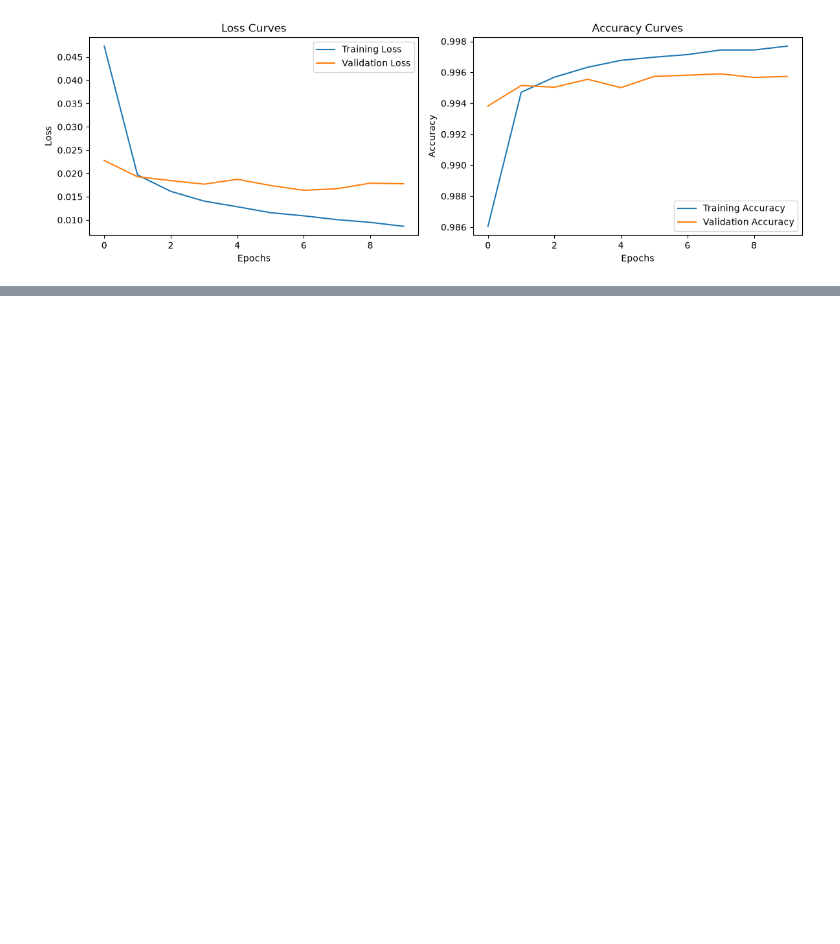
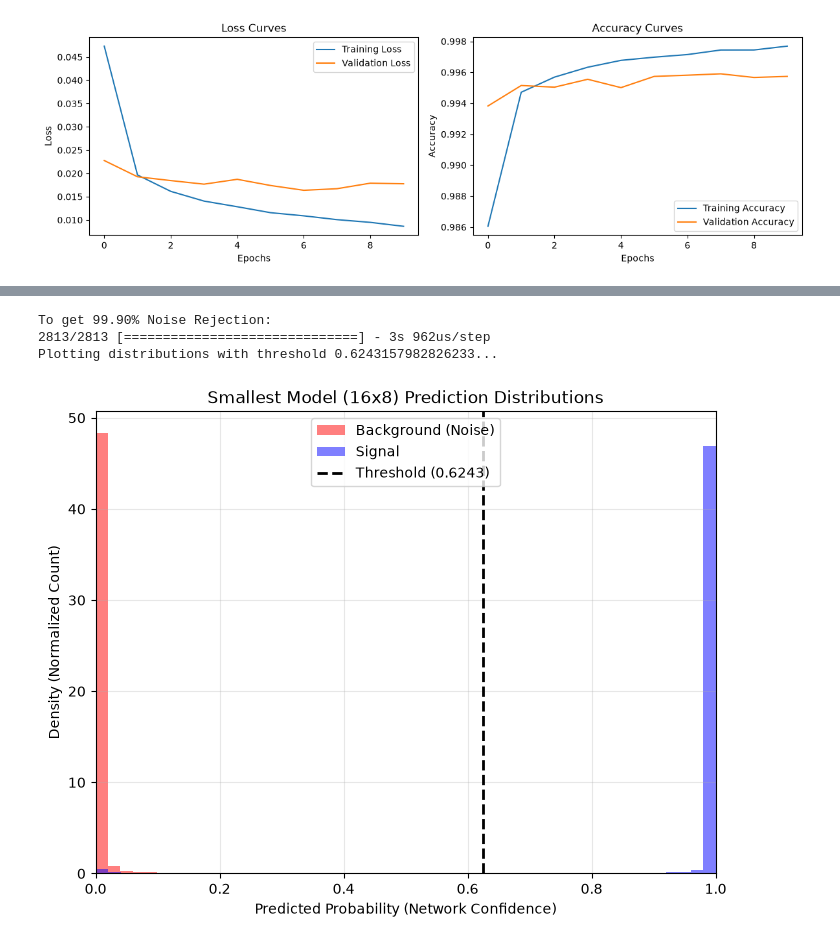
Before and after one commit to FrederikZielke/Deep-Learning, a Jupyter notebook: Applied/Noise_Rejection/Exercise_10_real_time_noise_rejection.ipynb, the cells around one changed output, grey strips where cells are left out. Saved outputs shown, nothing was run; the diff lists cells and outputs as text; code cells hidden in the pictures; blank space fills up the shorter version.

```diff
--- a/Applied/Noise_Rejection/Exercise_10_real_time_noise_rejection.ipynb
+++ b/Applied/Noise_Rejection/Exercise_10_real_time_noise_rejection.ipynb
@@ -335,0 +542,14 @@ BiasAdd                     97 float_ops (0.56%, 0.56%)
+# %%
+valid_indices = np.where(rej_3 >= 0.999)[0]
+
+
+target_idx_3 = valid_indices[-1]
+
+print(f"To get {rej_3[target_idx_3]:.2%} Noise Rejection:")
+
+plot_prediction_histograms(y_test, model_3.predict(x_test_scaled).ravel(), threshold=thresh_3[target_idx_3], title="Smallest Model (16x8) Prediction Distributions")
+# %% [output]
+To get 99.90% Noise Rejection:
+2813/2813 [==============================] - 3s 962us/step
+Plotting distributions with threshold 0.6243157982826233...
+[figure, added]
```
Also changed, not shown: parts of 28 cells of this notebook.
